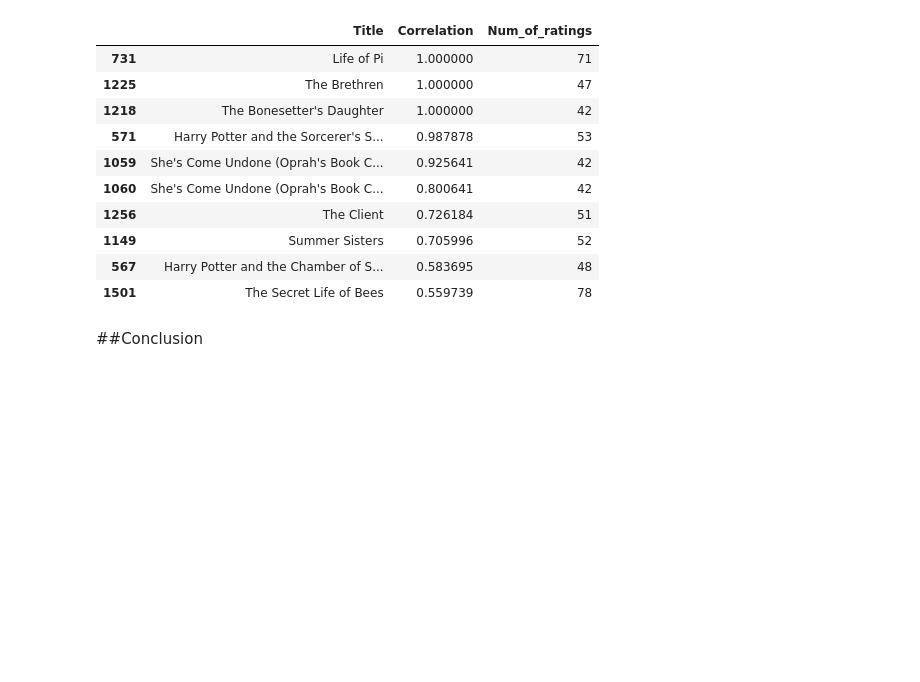
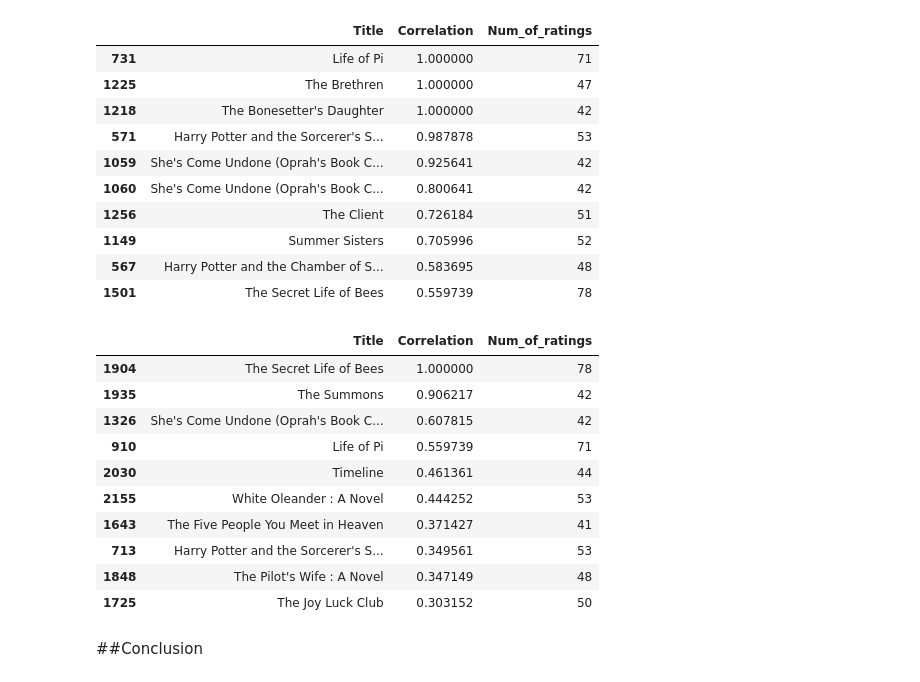
Before and after one commit to kapeeshvarma/Book-Recommendation-System, a Jupyter notebook: Book_Recommendation_System_Capstone_Project.ipynb, the cells around one changed output. Drawn from its saved outputs; the diff is of its cells as text; code cells hidden in the pictures; blank space fills up the shorter version.

```diff
--- a/Book_Recommendation_System_Capstone_Project.ipynb
+++ b/Book_Recommendation_System_Capstone_Project.ipynb
@@ -239,6 +239,25 @@ recom2[recom2.Num_of_ratings>40].sort_values(by=['Correlation','Num_of_ratings']
 | 1149 | Summer Sisters | 0.705996 | 52 |
 | 567 | Harry Potter and the Chamber of S... | 0.583695 | 48 |
 | 1501 | The Secret Life of Bees | 0.559739 | 78 |
+# %%
+# Recommending top 10 books correlated with 'The Secret Life of Bees'
+secret = pd.DataFrame(data_pivot.corrwith(data_pivot['The Secret Life of Bees']),columns=['Correlation'])
+secret.dropna(inplace=True)
+recom3 = secret.join(new_data['Num_of_ratings'])
+recom3 = recom3.reset_index()
+recom3[recom3.Num_of_ratings>40].sort_values(by=['Correlation','Num_of_ratings'],ascending=False).head(10)
+# %% [output]
+|  | Title | Correlation | Num_of_ratings |
+| 1904 | The Secret Life of Bees | 1.000000 | 78 |
+| 1935 | The Summons | 0.906217 | 42 |
+| 1326 | She's Come Undone (Oprah's Book C... | 0.607815 | 42 |
+| 910 | Life of Pi | 0.559739 | 71 |
+| 2030 | Timeline | 0.461361 | 44 |
+| 2155 | White Oleander : A Novel | 0.444252 | 53 |
+| 1643 | The Five People You Meet in Heaven | 0.371427 | 41 |
+| 713 | Harry Potter and the Sorcerer's S... | 0.349561 | 53 |
+| 1848 | The Pilot's Wife : A Novel | 0.347149 | 48 |
+| 1725 | The Joy Luck Club | 0.303152 | 50 |
 # %% [markdown]
 ##Conclusion
 # %% [markdown]
```
